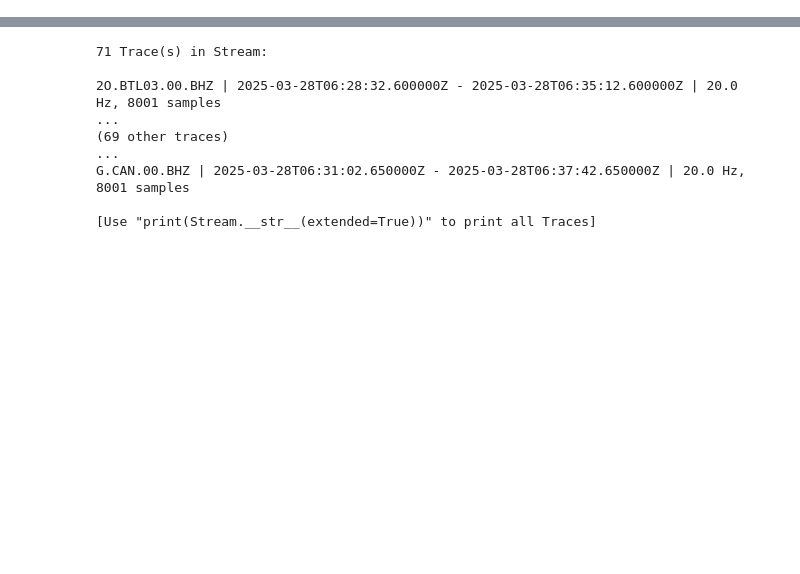
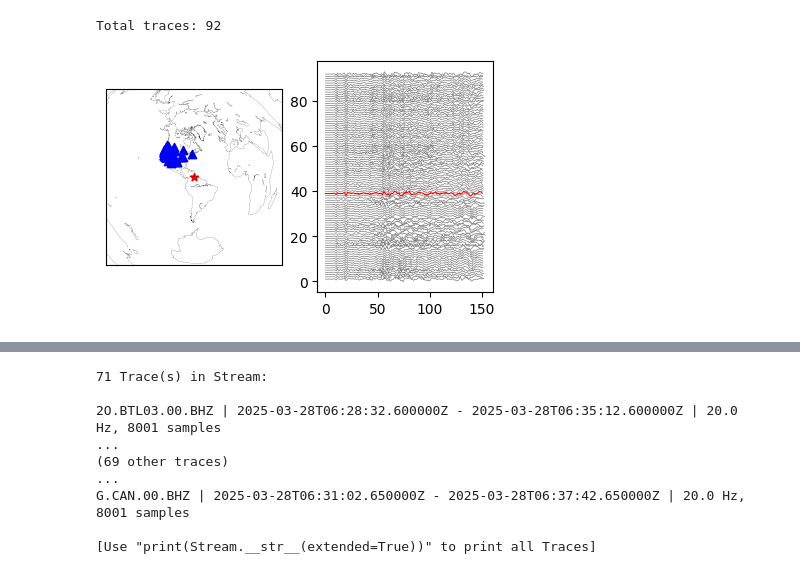
Before and after one commit to ajay6763/earthquake_bp_obspy, a Jupyter notebook: Array_selection.ipynb, the cells around one changed output, grey strips where cells are left out. Saved outputs shown, nothing was run; the diff lists cells and outputs as text; code cells hidden in the pictures; blank space fills up the shorter version.

```diff
--- a/Array_selection.ipynb
+++ b/Array_selection.ipynb
@@ -459,0 +471,15 @@ Total traces: 71
+# %%
+#USA
+stream_test=stream_work.copy()
+az_min=-90
+az_max=-1
+dist_min=30 #30
+dist_max=70
+stream_out=array_selection_plot(stream_test,event_lat,event_long,az_min,az_max,dist_min,dist_max,
+                    bp_l=0.01,bp_h=0.5,time_start=Start_P_cut_time,
+                                max_lag=10,time_before=10,time_after=10,
+                     threshold_correlation=0.6,t_plot_start=0,
+                     t_plot_end=150,SNR=4)
+# %% [output]
+Total traces: 92
+[figure, added]
```
Also changed, not shown: parts of 16 cells of this notebook, 4 other files.
